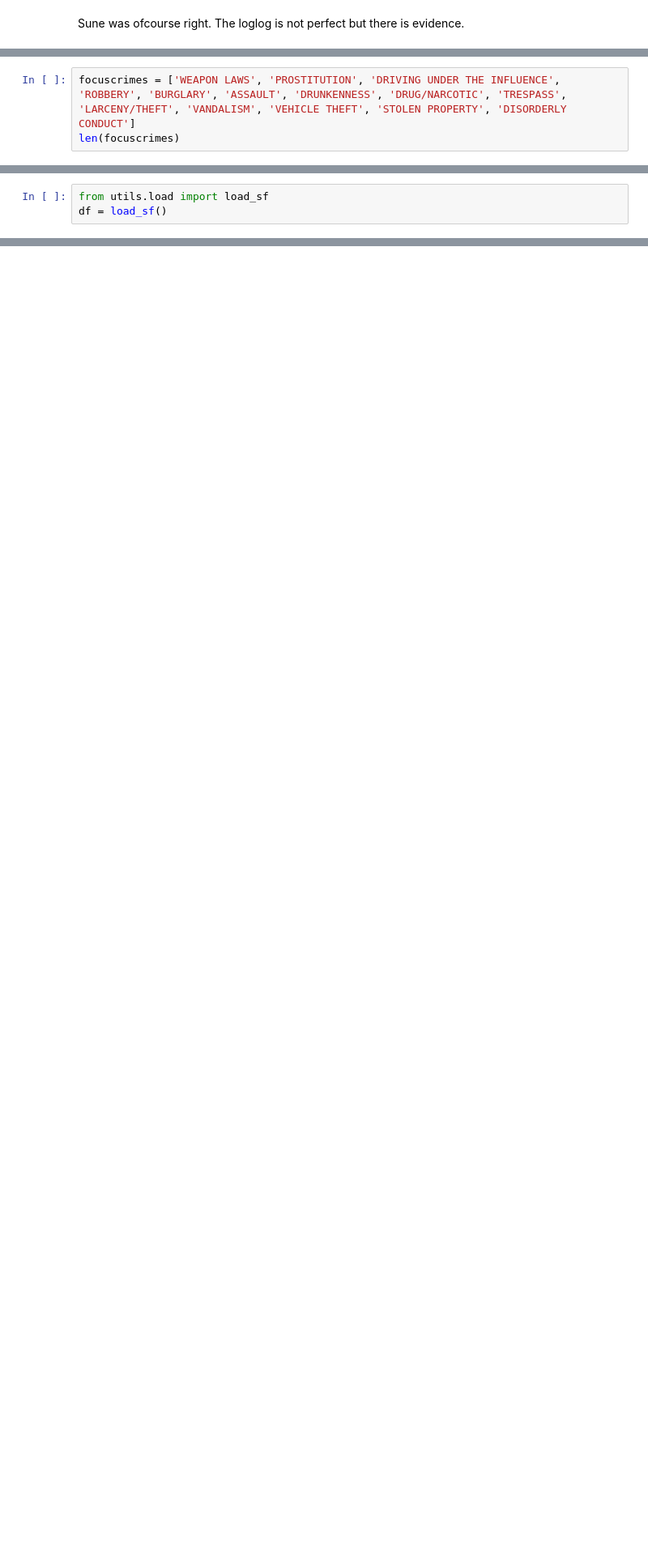
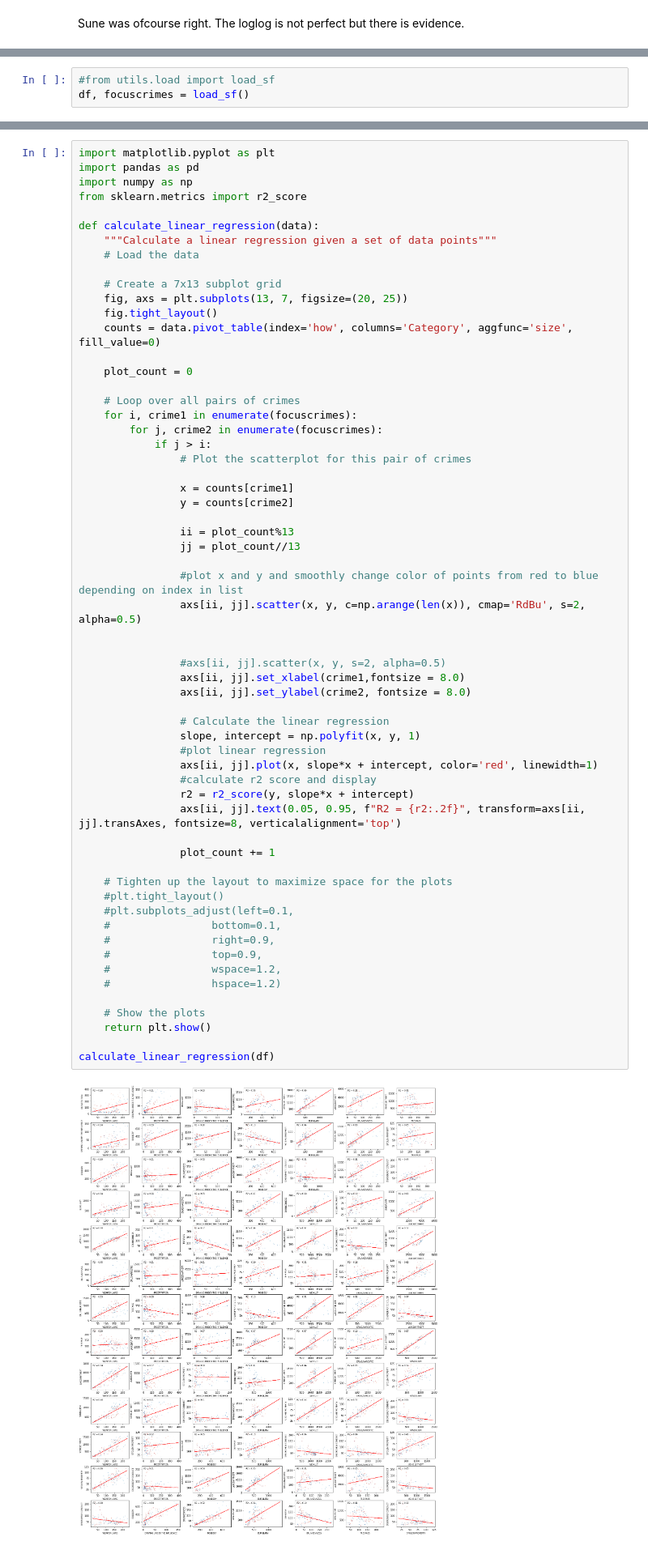
Before and after one commit to jens-create/socialdata2023, a Jupyter notebook: lectures/Week5.ipynb, the cells around one changed output, grey strips where cells are left out. Shown at 81% size. Drawn from its saved outputs; the diff is of its cells as text; blank space fills up the shorter version.

```diff
--- a/lectures/Week5.ipynb
+++ b/lectures/Week5.ipynb
@@ -179,6 +179,3 @@ So, now it's time for fun with standard linear regression! We'll get into that b
 > *Which pair of focus crimes have the the most similar temporal pattern across the week? (And which pair is most dissimilar).*
 
 Below I list the focus-crimes for your convenience
-# %%
-focuscrimes = ['WEAPON LAWS', 'PROSTITUTION', 'DRIVING UNDER THE INFLUENCE', 'ROBBERY', 'BURGLARY', 'ASSAULT', 'DRUNKENNESS', 'DRUG/NARCOTIC', 'TRESPASS', 'LARCENY/THEFT', 'VANDALISM', 'VEHICLE THEFT', 'STOLEN PROPERTY', 'DISORDERLY CONDUCT']
-len(focuscrimes)
@@ -195,3 +226,3 @@ One way to answer this question is to plot the activity for all pairs of crimety
 # %%
-from utils.load import load_sf
-df = load_sf()
+#from utils.load import load_sf
+df, focuscrimes = load_sf()
@@ -268,6 +299,68 @@ We are going to focus on the fit for now, but keep in mind what we have learnt s
 
 > * Using the formulas we derived above (Equation 1 and 2), calculate the slopes for $a$ and $b$ in each case. (You can compare the results with ones obtained using a package like `sklearn` to check that everything is working as expected.)
 > * You can add even more information to this plot by coloring each point according to its hour of the week. So create a gradient going from one color to another, and color each point according to the gradient. (So let's say your two colors are red and blue, then the Sunday, midnight to 1am bin will be red and the following Sunday, 11pm - midnight bin will be blue).
+# %%
+import matplotlib.pyplot as plt
+import pandas as pd
+import numpy as np
+from sklearn.metrics import r2_score
+
+def calculate_linear_regression(data):
+    """Calculate a linear regression given a set of data points"""
+    # Load the data
+
+    # Create a 7x13 subplot grid
+    fig, axs = plt.subplots(13, 7, figsize=(20, 25))
+    fig.tight_layout()
+    counts = data.pivot_table(index='how', columns='Category', aggfunc='size', fill_value=0)
+
+    plot_count = 0
+
+    # Loop over all pairs of crimes
+    for i, crime1 in enumerate(focuscrimes):
+        for j, crime2 in enumerate(focuscrimes):
+            if j > i:
+                # Plot the scatterplot for this pair of crimes
+
+                x = counts[crime1]
+                y = counts[crime2]
+
+                ii = plot_count%13
+                jj = plot_count//13
+
+                #plot x and y and smoothly change color of points from red to blue depending on index in list
+                axs[ii, jj].scatter(x, y, c=np.arange(len(x)), cmap='RdBu', s=2, alpha=0.5)
+
+
+                #axs[ii, jj].scatter(x, y, s=2, alpha=0.5)
+                axs[ii, jj].set_xlabel(crime1,fontsize = 8.0)
+                axs[ii, jj].set_ylabel(crime2, fontsize = 8.0)
+
+                # Calculate the linear regression
+                slope, intercept = np.polyfit(x, y, 1)
+                #plot linear regression
+                axs[ii, jj].plot(x, slope*x + intercept, color='red', linewidth=1)
+                #calculate r2 score and display
+                r2 = r2_score(y, slope*x + intercept)
+                axs[ii, jj].text(0.05, 0.95, f"R2 = {r2:.2f}", transform=axs[ii, jj].transAxes, fontsize=8, verticalalignment='top')
+
+                plot_count += 1
+
+    # Tighten up the layout to maximize space for the plots
+    #plt.tight_layout()
+    #plt.subplots_adjust(left=0.1,
+    #                bottom=0.1,
+    #                right=0.9,
+    #                top=0.9,
+    #                wspace=1.2,
+    #                hspace=1.2)
+
+    # Show the plots
+    return plt.show()
+
+calculate_linear_regression(df)
+# %% [output]
+[figure, added]
 # %% [markdown]
 ---
 
```
Also changed, not shown: parts of 4 cells of this notebook, 1 other file.
